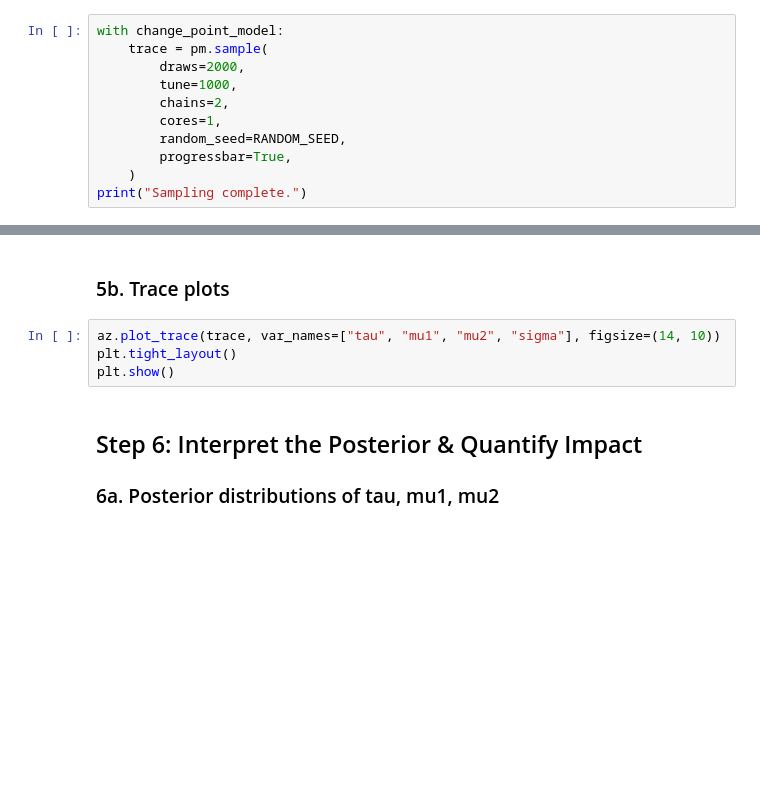
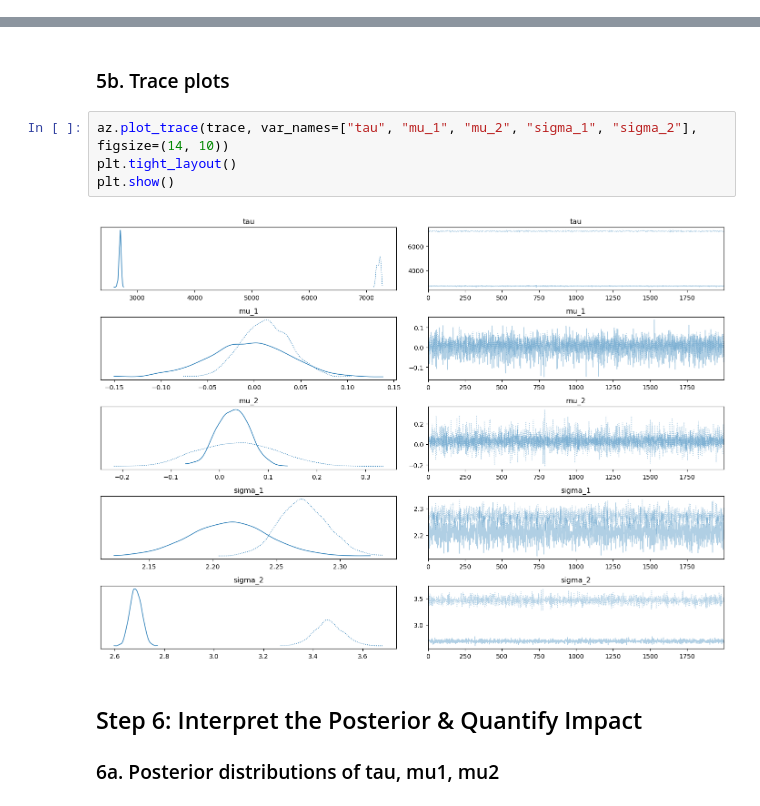
Before and after one commit to Rakeb-sys/Statistical-Modeling-of-Time-Series-Data, a Jupyter notebook: notebooks/eda_change.ipynb, the cells around one changed output, grey strips where cells are left out. Saved outputs shown, nothing was run; the diff lists cells and outputs as text; blank space fills up the shorter version.

```diff
--- a/notebooks/eda_change.ipynb
+++ b/notebooks/eda_change.ipynb
@@ -315,14 +308,3 @@ Model defined successfully.
 # %% [markdown]
 ## Step 4: Run the MCMC Sampler
 This may take a few minutes depending on your hardware.
-# %%
-with change_point_model:
-    trace = pm.sample(
-        draws=2000,
-        tune=1000,
-        chains=2,
-        cores=1,
-        random_seed=RANDOM_SEED,
-        progressbar=True,
-    )
-print("Sampling complete.")
@@ -343,9 +412,11 @@ print(f"\nAll R-hat < 1.05? {'YES — chains converged' if rhat_ok else 'NO —
 # %% [markdown]
 ### 5b. Trace plots
 # %%
-az.plot_trace(trace, var_names=["tau", "mu1", "mu2", "sigma"], figsize=(14, 10))
+az.plot_trace(trace, var_names=["tau", "mu_1", "mu_2", "sigma_1", "sigma_2"], figsize=(14, 10))
 plt.tight_layout()
 plt.show()
+# %% [output]
+[figure, added]
 # %% [markdown]
 ## Step 6: Interpret the Posterior & Quantify Impact
 ### 6a. Posterior distributions of tau, mu1, mu2
```
Also changed, not shown: parts of 16 cells of this notebook, 1 other file.
